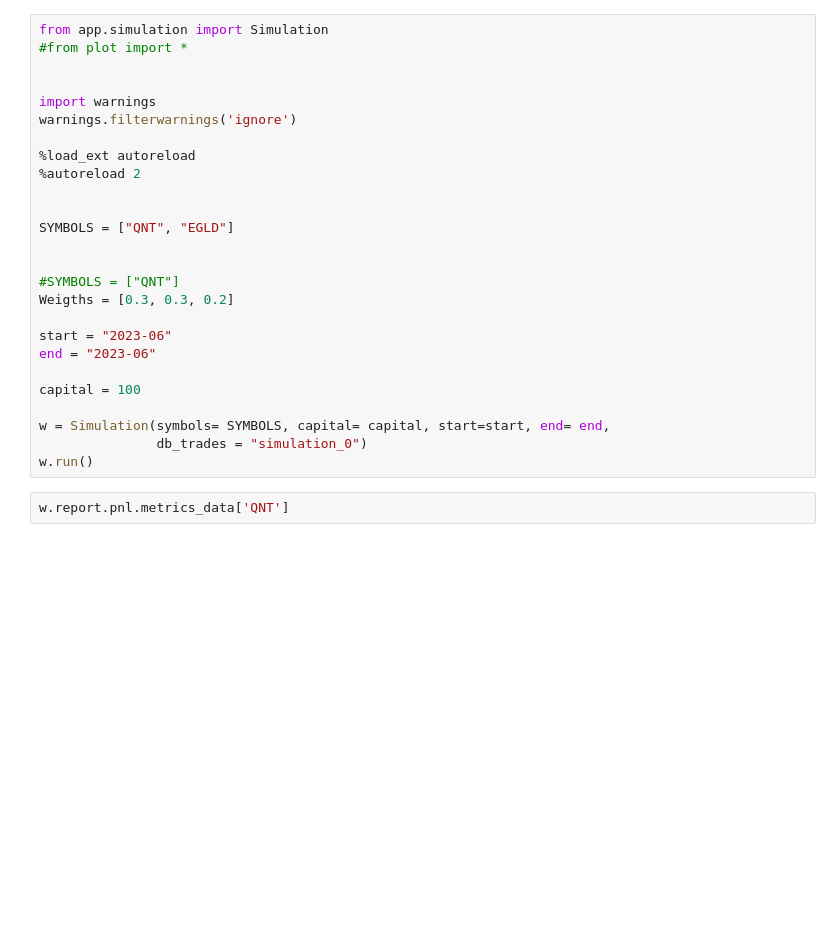
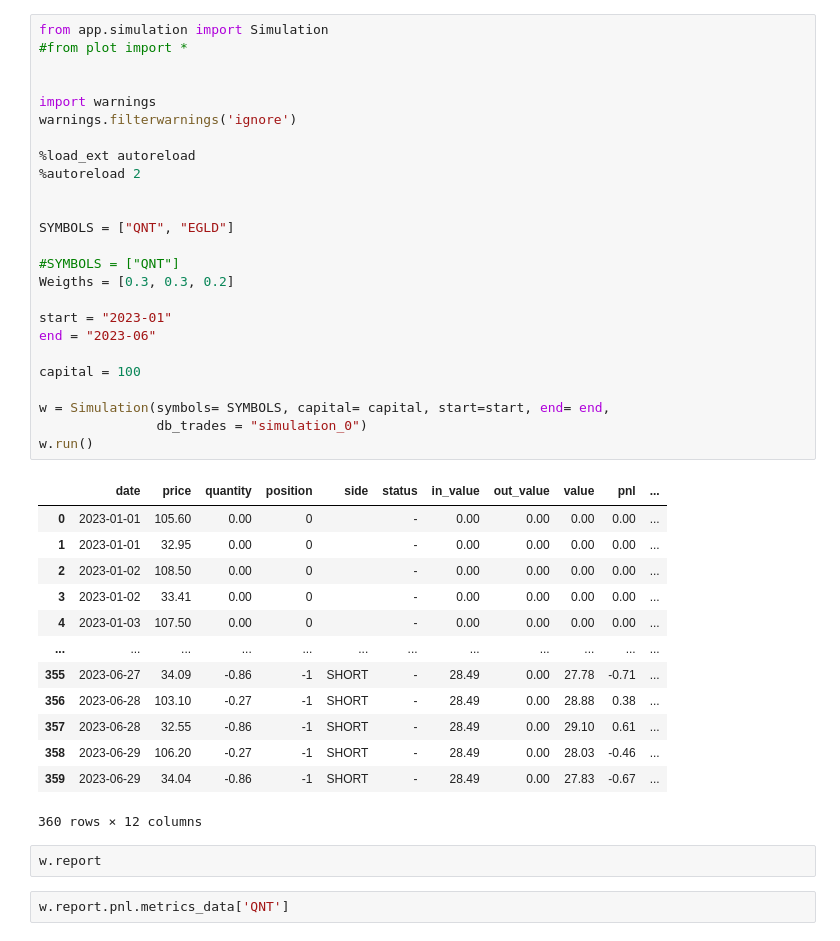
Before and after one commit to cedTrad/WcedSim, a Jupyter notebook: lab.ipynb, the cells around one changed output. Saved outputs shown, nothing was run; the diff lists cells and outputs as text; blank space fills up the shorter version.

```diff
--- a/lab.ipynb
+++ b/lab.ipynb
@@ -1,29 +1,44 @@
 # %%
 from app.simulation import Simulation
 #from plot import *
 
 
 import warnings
 warnings.filterwarnings('ignore')
 
 %load_ext autoreload
 %autoreload 2
 
 
 SYMBOLS = ["QNT", "EGLD"]
 
-
 #SYMBOLS = ["QNT"]
 Weigths = [0.3, 0.3, 0.2]
 
-start = "2023-06"
+start = "2023-01"
 end = "2023-06"
 
 capital = 100
 
 w = Simulation(symbols= SYMBOLS, capital= capital, start=start, end= end,
                db_trades = "simulation_0")
 w.run()
+# %% [output]
+|  | date | price | quantity | position | side | status | in_value | out_value | value | pnl | ... |
+| 0 | 2023-01-01 | 105.60 | 0.00 | 0 |  | - | 0.00 | 0.00 | 0.00 | 0.00 | ... |
+| 1 | 2023-01-01 | 32.95 | 0.00 | 0 |  | - | 0.00 | 0.00 | 0.00 | 0.00 | ... |
+| 2 | 2023-01-02 | 108.50 | 0.00 | 0 |  | - | 0.00 | 0.00 | 0.00 | 0.00 | ... |
+| 3 | 2023-01-02 | 33.41 | 0.00 | 0 |  | - | 0.00 | 0.00 | 0.00 | 0.00 | ... |
+| 4 | 2023-01-03 | 107.50 | 0.00 | 0 |  | - | 0.00 | 0.00 | 0.00 | 0.00 | ... |
+| ... | ... | ... | ... | ... | ... | ... | ... | ... | ... | ... | ... |
+| 355 | 2023-06-27 | 34.09 | -0.86 | -1 | SHORT | - | 28.49 | 0.00 | 27.78 | -0.71 | ... |
+| 356 | 2023-06-28 | 103.10 | -0.27 | -1 | SHORT | - | 28.49 | 0.00 | 28.88 | 0.38 | ... |
+| 357 | 2023-06-28 | 32.55 | -0.86 | -1 | SHORT | - | 28.49 | 0.00 | 29.10 | 0.61 | ... |
+| 358 | 2023-06-29 | 106.20 | -0.27 | -1 | SHORT | - | 28.49 | 0.00 | 28.03 | -0.46 | ... |
+| 359 | 2023-06-29 | 34.04 | -0.86 | -1 | SHORT | - | 28.49 | 0.00 | 27.83 | -0.67 | ... |
+360 rows × 12 columns
+# %%
+w.report
 # %%
 w.report.pnl.metrics_data['QNT']
 # %%
```
Also changed, not shown: parts of 7 cells of this notebook, 15 other files.
